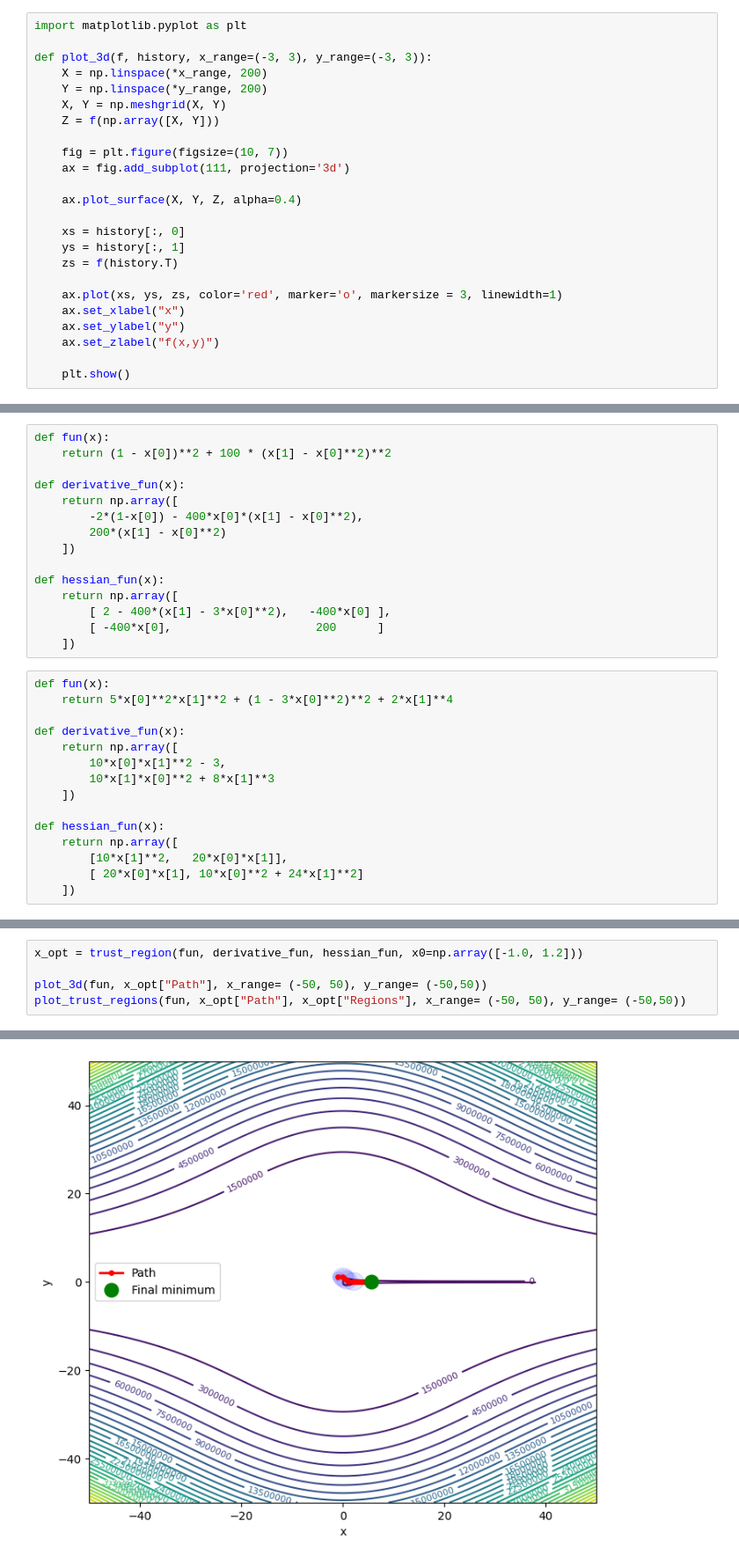
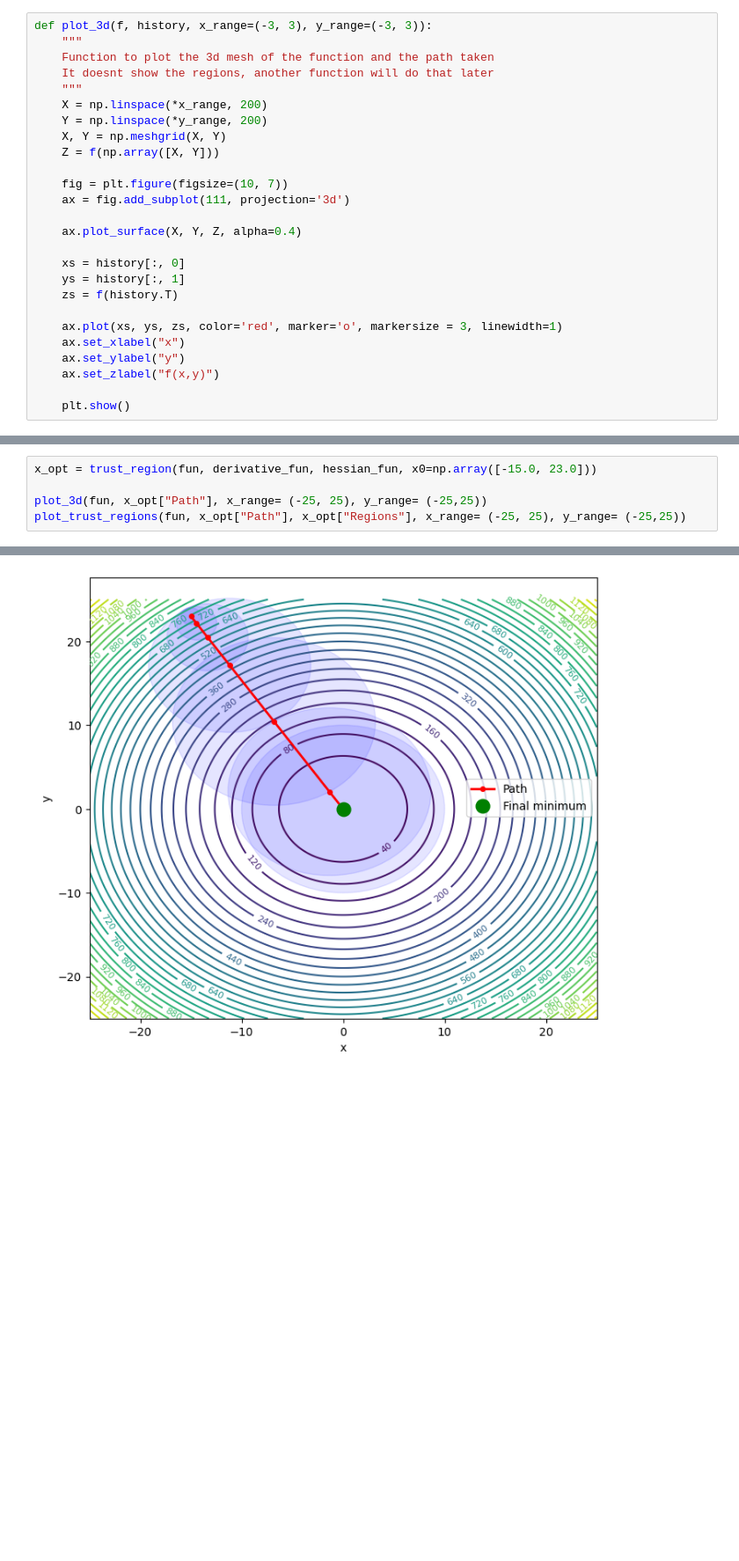
Before and after one commit to javierlaria/Optimization, a Jupyter notebook: trust regions notebook.ipynb, the cells around one changed output, grey strips where cells are left out. Shown at 88% size. Saved outputs shown, nothing was run; the diff lists cells and outputs as text; blank space fills up the shorter version.

```diff
--- a/trust regions notebook.ipynb
+++ b/trust regions notebook.ipynb
@@ -105,9 +151,11 @@ def trust_region(f, grad, hess, x0, delta0=1.0) -> dict:
 
     return {"Found minimum" : x, "Path" : np.array(history), "Regions" : np.array(deltas)}
 # %%
-import matplotlib.pyplot as plt
-
 def plot_3d(f, history, x_range=(-3, 3), y_range=(-3, 3)):
+    """
+    Function to plot the 3d mesh of the function and the path taken
+    It doesnt show the regions, another function will do that later
+    """
     X = np.linspace(*x_range, 200)
     Y = np.linspace(*y_range, 200)
     X, Y = np.meshgrid(X, Y)
@@ -156,34 +208,4 @@ def plot_trust_regions(f, history, deltas, x_range=(-3,3), y_range=(-3,3), level
     ax.set_ylabel("y")
     ax.legend()
     plt.show()
-# %%
-def fun(x):
-    return (1 - x[0])**2 + 100 * (x[1] - x[0]**2)**2
-
-def derivative_fun(x):
-    return np.array([
-        -2*(1-x[0]) - 400*x[0]*(x[1] - x[0]**2),
-        200*(x[1] - x[0]**2)
-    ])
-
-def hessian_fun(x):
-    return np.array([
-        [ 2 - 400*(x[1] - 3*x[0]**2),   -400*x[0] ],
-        [ -400*x[0],                     200      ]
-    ])
-# %%
-def fun(x):
-    return 5*x[0]**2*x[1]**2 + (1 - 3*x[0]**2)**2 + 2*x[1]**4
-
-def derivative_fun(x):
-    return np.array([
-        10*x[0]*x[1]**2 - 3,
-        10*x[1]*x[0]**2 + 8*x[1]**3
-    ])
-
-def hessian_fun(x):
-    return np.array([
-        [10*x[1]**2,   20*x[0]*x[1]],
-        [ 20*x[0]*x[1], 10*x[0]**2 + 24*x[1]**2]
-    ])
 # %%
@@ -201,6 +258,6 @@ def hessian_fun2(x):
 # %%
-x_opt = trust_region(fun, derivative_fun, hessian_fun, x0=np.array([-1.0, 1.2]))
+x_opt = trust_region(fun, derivative_fun, hessian_fun, x0=np.array([-15.0, 23.0]))
 
-plot_3d(fun, x_opt["Path"], x_range= (-50, 50), y_range= (-50,50))
-plot_trust_regions(fun, x_opt["Path"], x_opt["Regions"], x_range= (-50, 50), y_range= (-50,50))
+plot_3d(fun, x_opt["Path"], x_range= (-25, 25), y_range= (-25,25))
+plot_trust_regions(fun, x_opt["Path"], x_opt["Regions"], x_range= (-25, 25), y_range= (-25,25))
 # %% [output]
@@ -208,2 +265,2 @@ plot_trust_regions(fun, x_opt["Path"], x_opt["Regions"], x_range= (-50, 50), y_r
-[figure, old version]
+[figure, new version]
 # %%
```
Also changed, not shown: parts of 13 cells of this notebook, 1 other file.
